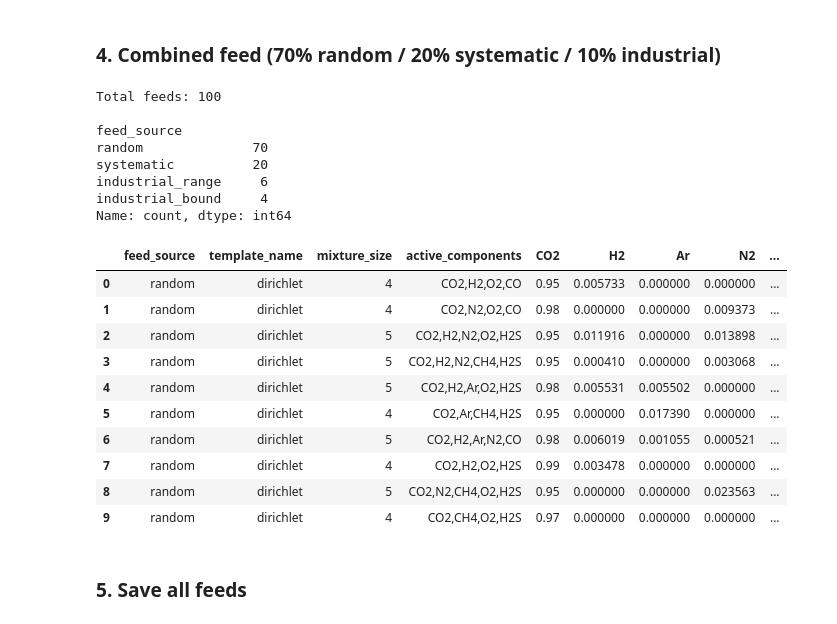
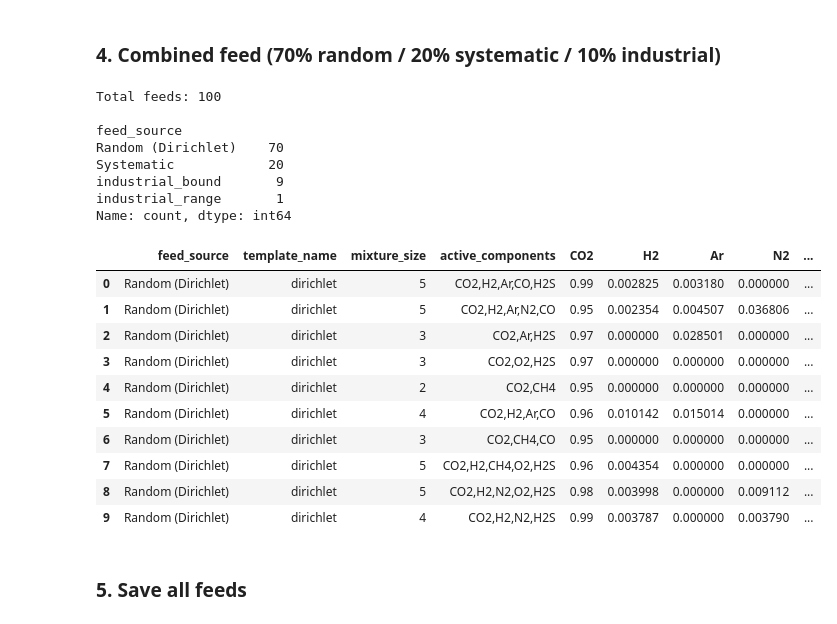
Before and after one commit to Darz2/co2-impurities-ml-surrogates, a Jupyter notebook: PCSAFT_cDFT/DATASET_A1/Feed.ipynb, the cells around one changed output. Drawn from its saved outputs; the diff is of its cells as text; code cells hidden in the pictures.

Commit message:
Feed_generation(correction) (A6)

```diff
--- a/PCSAFT_cDFT/DATASET_A1/Feed.ipynb
+++ b/PCSAFT_cDFT/DATASET_A1/Feed.ipynb
@@ -63,18 +95,14 @@ Systematic feeds: 455
 # %% [markdown]
 ### 3. Industrial feeds (bounds + ranges templates)
 # %%
-builder.load_industrial_templates()
+builder.load_industrial_templates("IndustrialFeeds.json")
 
 df_ind_bounds = builder.industrial_feeds_from_bounds(
     components=COMPONENTS,
-    co2_levels=CO2_LEVELS,
-    rng=SEED,
-)
+    co2_levels=CO2_LEVELS)
 
 df_ind_ranges = builder.industrial_feeds_from_ranges(
-    components=COMPONENTS,
-    rng=SEED,
-)
+    components=COMPONENTS)
 
 df_industrial = pd.concat([df_ind_bounds, df_ind_ranges], ignore_index=True)
 print(f"Industrial feeds: {len(df_industrial)}  (bounds={len(df_ind_bounds)}, ranges={len(df_ind_ranges)})")
@@ -92,36 +120,38 @@ Industrial feeds: 320  (bounds=180, ranges=140)
 # %%
 df_all = builder.combine_feeds_random_systematic_industrial(
     components=COMPONENTS,
     n_total_target=100,
     co2_levels=CO2_LEVELS,
-    rng=SEED,
+    frac_random=0.70,
+    frac_systematic=0.20,
+    frac_industrial=0.10,
 )
 
 print(f"Total feeds: {len(df_all)}")
 print()
 print(df_all["feed_source"].value_counts())
 print()
 df_all.head(10)
 # %% [output]
 Total feeds: 100
 
 feed_source
-random              70
-systematic          20
-industrial_range     6
-industrial_bound     4
+Random (Dirichlet)    70
+Systematic            20
+industrial_bound       9
+industrial_range       1
 Name: count, dtype: int64
 |  | feed_source | template_name | mixture_size | active_components | CO2 | H2 | Ar | N2 | ... |
-| 0 | random | dirichlet | 4 | CO2,H2,O2,CO | 0.95 | 0.005733 | 0.000000 | 0.000000 | ... |
-| 1 | random | dirichlet | 4 | CO2,N2,O2,CO | 0.98 | 0.000000 | 0.000000 | 0.009373 | ... |
-| 2 | random | dirichlet | 5 | CO2,H2,N2,O2,H2S | 0.95 | 0.011916 | 0.000000 | 0.013898 | ... |
-| 3 | random | dirichlet | 5 | CO2,H2,N2,CH4,H2S | 0.95 | 0.000410 | 0.000000 | 0.003068 | ... |
-| 4 | random | dirichlet | 5 | CO2,H2,Ar,O2,H2S | 0.98 | 0.005531 | 0.005502 | 0.000000 | ... |
-| 5 | random | dirichlet | 4 | CO2,Ar,CH4,H2S | 0.95 | 0.000000 | 0.017390 | 0.000000 | ... |
-| 6 | random | dirichlet | 5 | CO2,H2,Ar,N2,CO | 0.98 | 0.006019 | 0.001055 | 0.000521 | ... |
-| 7 | random | dirichlet | 4 | CO2,H2,O2,H2S | 0.99 | 0.003478 | 0.000000 | 0.000000 | ... |
-| 8 | random | dirichlet | 5 | CO2,N2,CH4,O2,H2S | 0.95 | 0.000000 | 0.000000 | 0.023563 | ... |
-| 9 | random | dirichlet | 4 | CO2,CH4,O2,H2S | 0.97 | 0.000000 | 0.000000 | 0.000000 | ... |
+| 0 | Random (Dirichlet) | dirichlet | 5 | CO2,H2,Ar,CO,H2S | 0.99 | 0.002825 | 0.003180 | 0.000000 | ... |
+| 1 | Random (Dirichlet) | dirichlet | 5 | CO2,H2,Ar,N2,CO | 0.95 | 0.002354 | 0.004507 | 0.036806 | ... |
+| 2 | Random (Dirichlet) | dirichlet | 3 | CO2,Ar,H2S | 0.97 | 0.000000 | 0.028501 | 0.000000 | ... |
+| 3 | Random (Dirichlet) | dirichlet | 3 | CO2,O2,H2S | 0.97 | 0.000000 | 0.000000 | 0.000000 | ... |
+| 4 | Random (Dirichlet) | dirichlet | 2 | CO2,CH4 | 0.95 | 0.000000 | 0.000000 | 0.000000 | ... |
+| 5 | Random (Dirichlet) | dirichlet | 4 | CO2,H2,Ar,CO | 0.96 | 0.010142 | 0.015014 | 0.000000 | ... |
+| 6 | Random (Dirichlet) | dirichlet | 3 | CO2,CH4,CO | 0.95 | 0.000000 | 0.000000 | 0.000000 | ... |
+| 7 | Random (Dirichlet) | dirichlet | 5 | CO2,H2,CH4,O2,H2S | 0.96 | 0.004354 | 0.000000 | 0.000000 | ... |
+| 8 | Random (Dirichlet) | dirichlet | 5 | CO2,H2,N2,O2,H2S | 0.98 | 0.003998 | 0.000000 | 0.009112 | ... |
+| 9 | Random (Dirichlet) | dirichlet | 4 | CO2,H2,N2,H2S | 0.99 | 0.003787 | 0.000000 | 0.003790 | ... |
 # %% [markdown]
 ### 5. Save all feeds
 # %%
```
Also changed, not shown: parts of 12 cells of this notebook, 32 other files.
